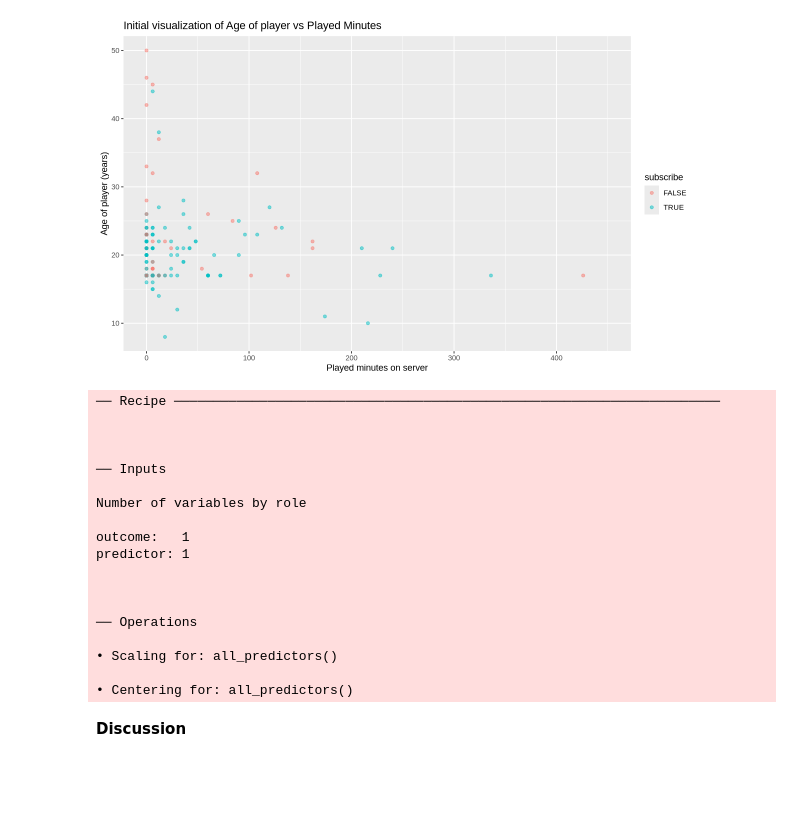
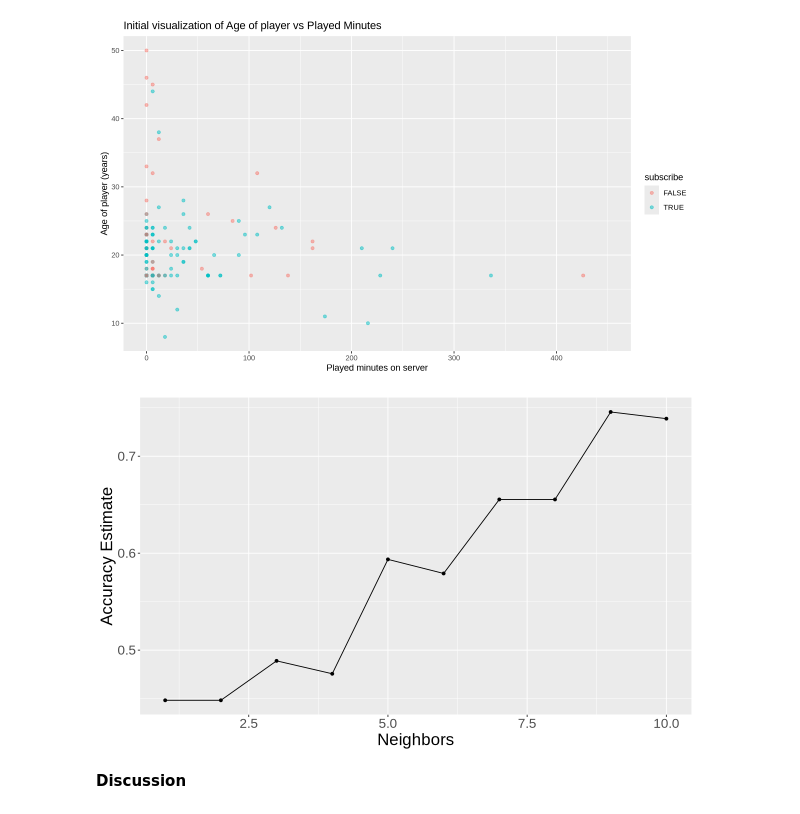
Before and after one commit to kaede53/dsci-100-final-report, a Jupyter notebook: OfficialReport.ipynb, the cells around one changed output. Cells and saved outputs as stored; diff of their text form; code cells hidden in the pictures; blank space fills up the shorter version.

Commit message:
Methods & results work

```diff
--- a/OfficialReport.ipynb
+++ b/OfficialReport.ipynb
@@ -142,28 +161,45 @@ players_train <- training(players_split)
 players_test <- testing(players_split)
 # %%
 # Determining best KNN value
-players_recipe <- recipe(subscribe ~ Age, played_mins, data = players_time) |>
+set.seed(1)
+# Create tune model (k = 1-10)
+knn_spec <- nearest_neighbor(weight_func = "rectangular", neighbors = tune()) |>
+            set_engine("kknn") |>
+            set_mode("classification")
+
+players_recipe <- recipe(subscribe ~ Age + played_mins, data = players_train) |>
                   step_scale(all_predictors()) |>
                   step_center(all_predictors())
-players_recipe
+
+
+# Perform 5 fold cross validation
+players_vfold <- vfold_cv(players_train, v = 5, strata = subscribe)
+
+knn_results <- workflow() |>
+                 add_recipe(players_recipe) |>
+                 add_model(knn_spec) |>
+                 tune_grid(resamples = players_vfold, grid = tibble(neighbors = seq(from = 1, to = 10, by = 1))) |>
+                 collect_metrics()
+
+accuracies <- knn_results |>
+                 filter(.metric == 'accuracy')
+cross_val_plot <- ggplot(accuracies, aes(x = neighbors, y = mean)) +
+                  geom_point() +
+                  geom_line() +
+                  labs(x = 'Neighbors', y = 'Accuracy Estimate') +
+                  theme(text = element_text(size = 20))
+cross_val_plot
+
+# knn_fit <- workflow() |>
+#   add_recipe(players_recipe) |>
+#   add_model(knn_spec) |>
+#   fit(data = players_train)
+
+
+# Collect metrics
+
+# knn_results
 # %% [output]
-── Recipe ──────────────────────────────────────────────────────────────────────
-
-
-
-── Inputs
-
-Number of variables by role
-
-outcome:   1
-predictor: 1
-
-
-
-── Operations
-
-• Scaling for: all_predictors()
-
-• Centering for: all_predictors()
+[figure, added]
 # %% [markdown]
 **Discussion**
```
Also changed, not shown: parts of 3 cells of this notebook.
